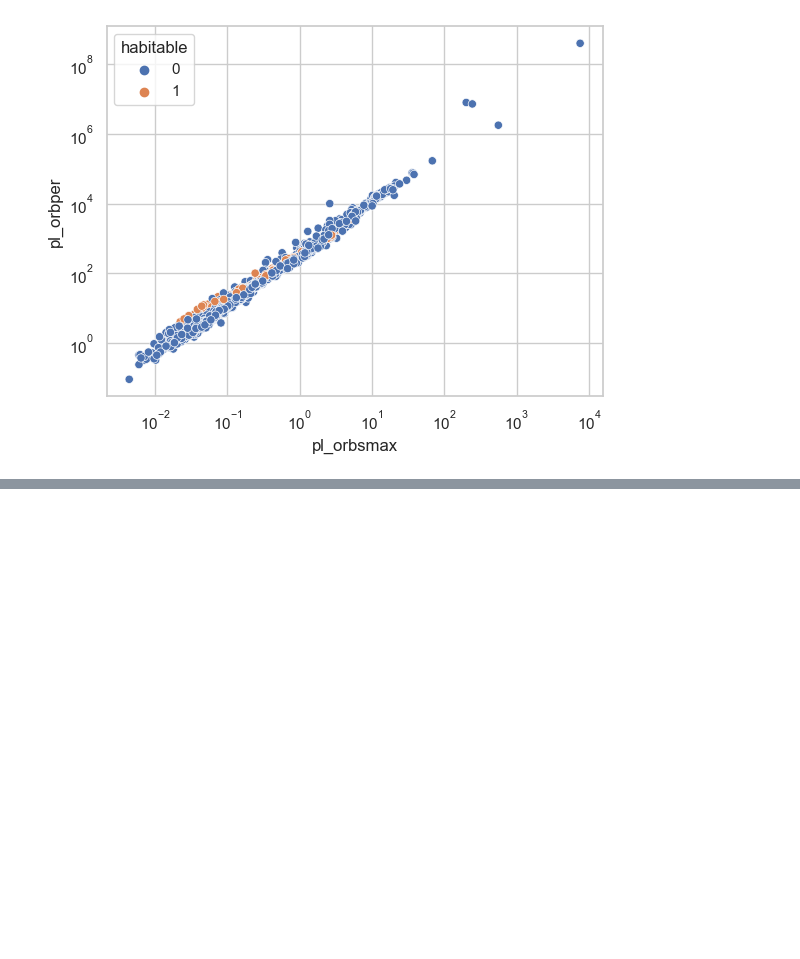
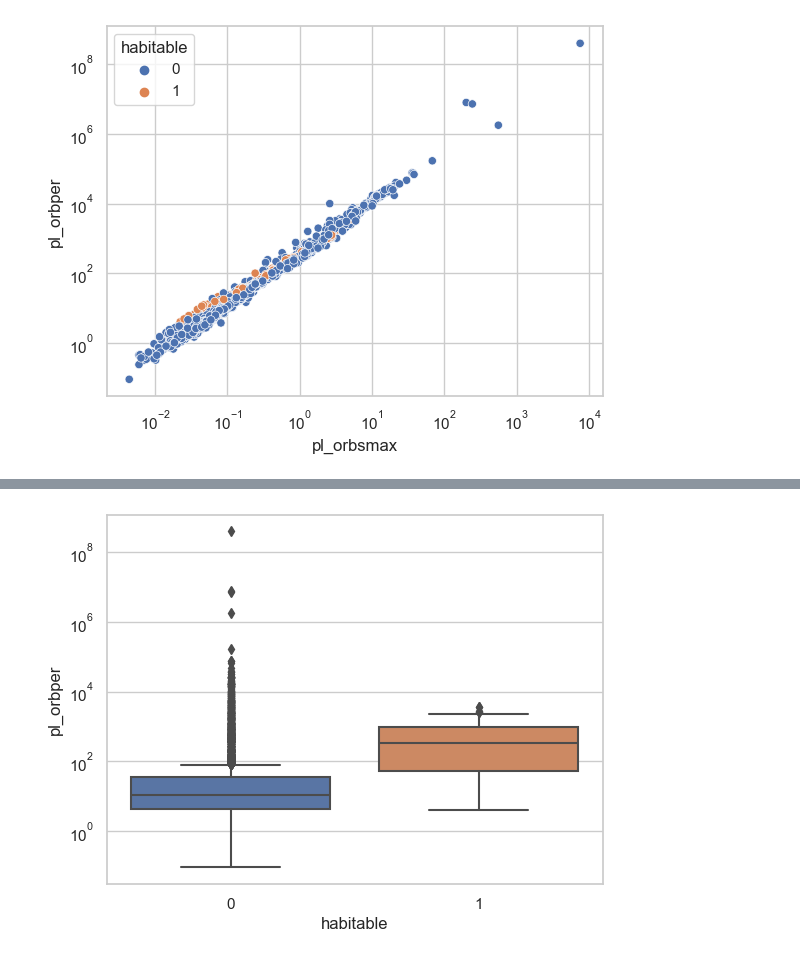
Before and after one commit to sethbeckett/cs6830_final_project, a Jupyter notebook: seth.ipynb, the cells around one changed output, grey strips where cells are left out. Drawn from its saved outputs; the diff is of its cells as text; code cells hidden in the pictures; blank space fills up the shorter version.

```diff
--- a/seth.ipynb
+++ b/seth.ipynb
@@ -484,0 +492,7 @@ plt.show()
+# %%
+# plot boxplots for orbital period
+sns.boxplot(data=planets_sub, x='habitable', y='pl_orbper')
+plt.yscale('log')
+plt.show()
+# %% [output]
+[figure, added]
```
Also changed, not shown: parts of 1 cell of this notebook.
